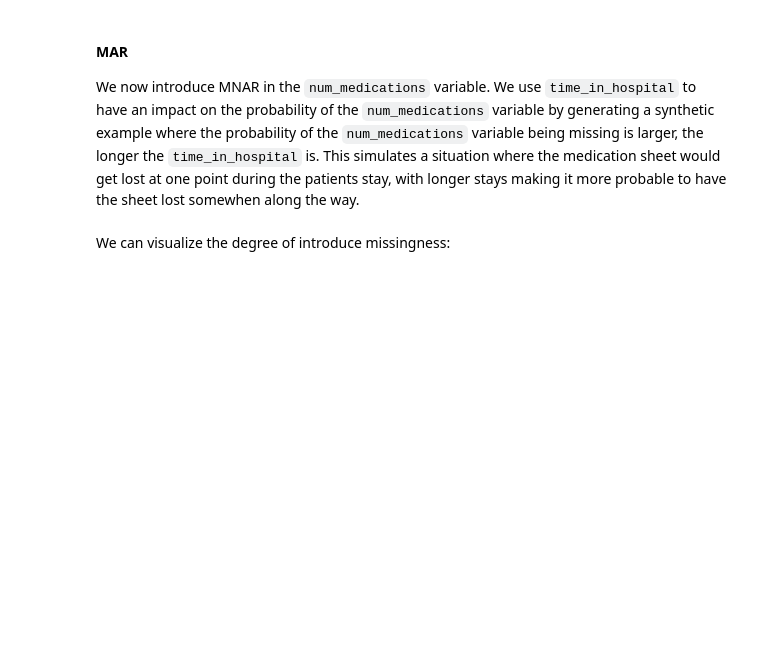
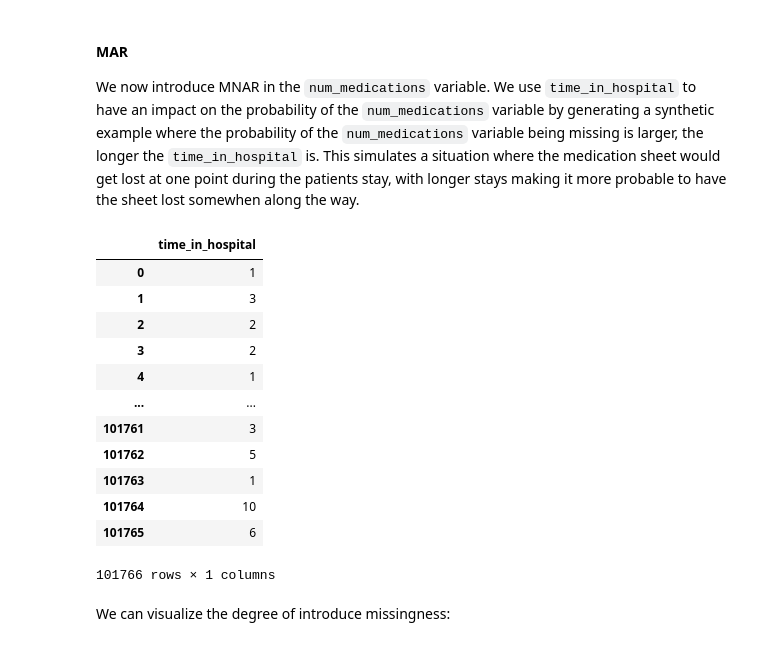
Before and after one commit to theislab/ehrapy-tutorials, a Jupyter notebook: bias.ipynb, the cells around one changed output. Cells and saved outputs as stored; diff of their text form; code cells hidden in the pictures; blank space fills up the shorter version.

```diff
--- a/bias.ipynb
+++ b/bias.ipynb
@@ -217,6 +218,6 @@ We showcase this bias on the Diabetes-130 dataset, where we introduce missing da
 2. According to an MAR mechanism
 # %%
 # reload dataset
-adata = ep.dt.diabetes_130_fairlearn()
-ep.ad.move_to_obs(adata, ["time_in_hospital"], copy_obs=True)
+edata = ep.dt.diabetes_130_fairlearn()
+ep.ad.move_to_obs(edata, ["time_in_hospital"], copy_obs=True)
 # %% [output]
@@ -277,5 +278,21 @@ With a p-value of 0.71, we obtain no indication of the missingness in `Num. Medi
 We now introduce MNAR in the `num_medications` variable.
 We use `time_in_hospital` to have an impact on the probability of the `num_medications` variable by generating a synthetic example where the probability of the `num_medications` variable being missing is larger, the longer the `time_in_hospital` is.
 This simulates a situation where the medication sheet would get lost at one point during the patients stay, with longer stays making it more probable to have the sheet lost somewhen along the way.
+# %%
+edata.obs
+# %% [output]
+|  | time_in_hospital |
+| 0 | 1 |
+| 1 | 3 |
+| 2 | 2 |
+| 3 | 2 |
+| 4 | 1 |
+| ... | ... |
+| 101761 | 3 |
+| 101762 | 5 |
+| 101763 | 1 |
+| 101764 | 10 |
+| 101765 | 6 |
+101766 rows × 1 columns
 # %%
 # Scale the time_in_hospital variable
```
Also changed, not shown: parts of 51 cells of this notebook, 10 other files.
